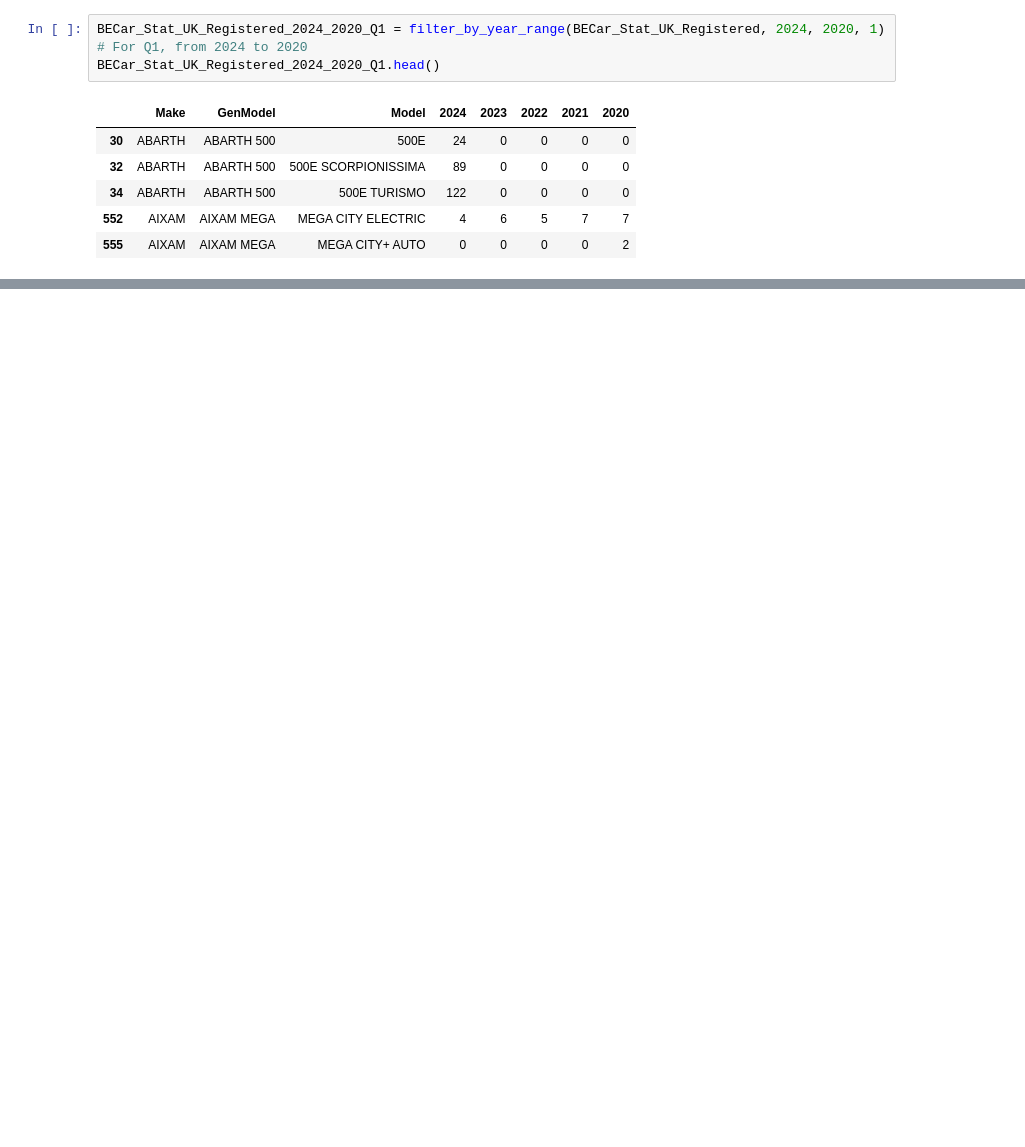
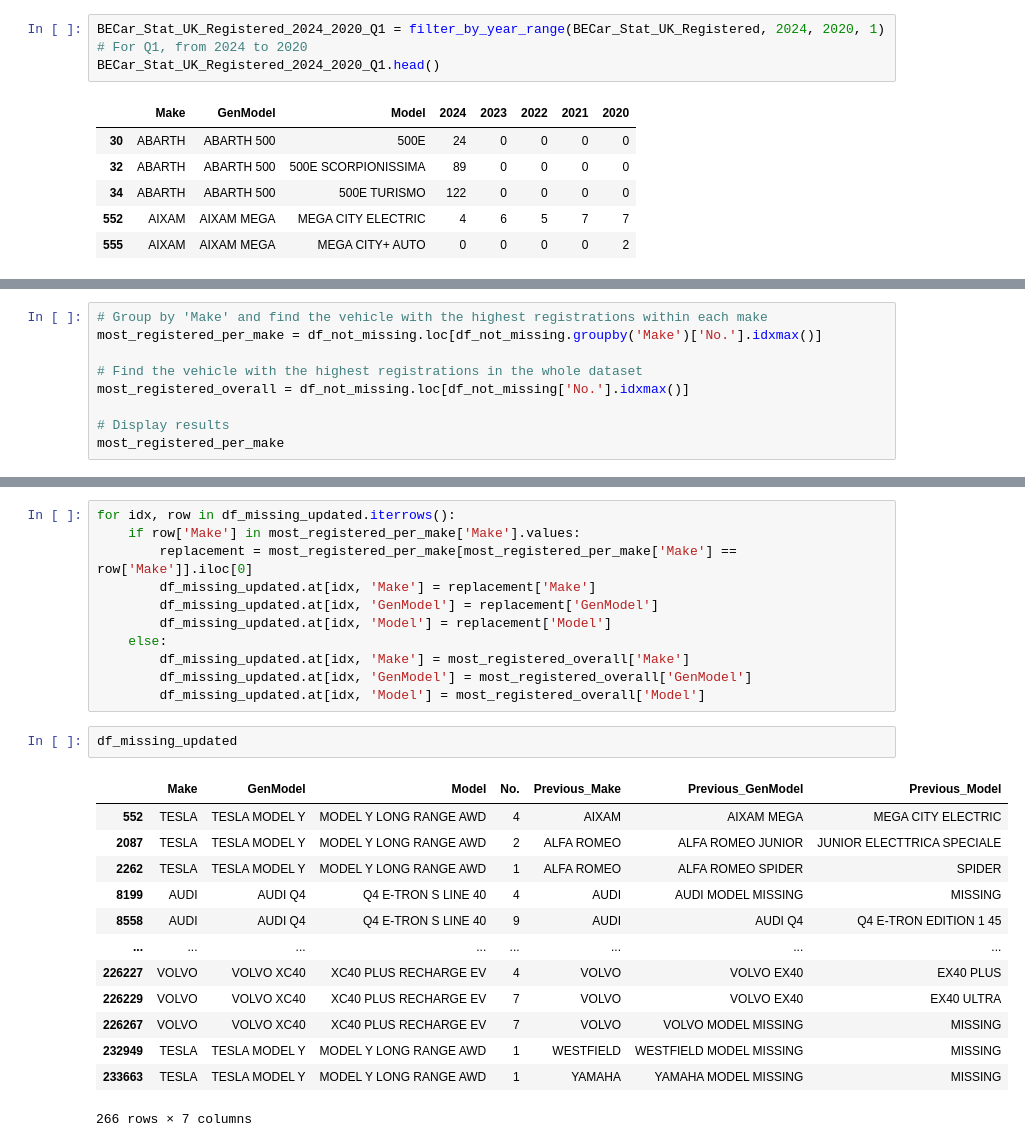
Before and after one commit to mahdifirouzi/Vehicle_Stats_GB, a Jupyter notebook: Filter the Raw Data.ipynb, the cells around one changed output, grey strips where cells are left out. Cells and saved outputs as stored; diff of their text form; blank space fills up the shorter version.

```diff
--- a/Filter the Raw Data.ipynb
+++ b/Filter the Raw Data.ipynb
@@ -104,0 +131,9 @@ BECar_Stat_UK_Registered_2024_2020_Q1.head()
+# %%
+# Group by 'Make' and find the vehicle with the highest registrations within each make
+most_registered_per_make = df_not_missing.loc[df_not_missing.groupby('Make')['No.'].idxmax()]
+
+# Find the vehicle with the highest registrations in the whole dataset
+most_registered_overall = df_not_missing.loc[df_not_missing['No.'].idxmax()]
+
+# Display results
+most_registered_per_make
@@ -104,0 +197,27 @@ BECar_Stat_UK_Registered_2024_2020_Q1.head()
+# %%
+for idx, row in df_missing_updated.iterrows():
+    if row['Make'] in most_registered_per_make['Make'].values:
+        replacement = most_registered_per_make[most_registered_per_make['Make'] == row['Make']].iloc[0]
+        df_missing_updated.at[idx, 'Make'] = replacement['Make']
+        df_missing_updated.at[idx, 'GenModel'] = replacement['GenModel']
+        df_missing_updated.at[idx, 'Model'] = replacement['Model']
+    else:
+        df_missing_updated.at[idx, 'Make'] = most_registered_overall['Make']
+        df_missing_updated.at[idx, 'GenModel'] = most_registered_overall['GenModel']
+        df_missing_updated.at[idx, 'Model'] = most_registered_overall['Model']
+# %%
+df_missing_updated
+# %% [output]
+|  | Make | GenModel | Model | No. | Previous_Make | Previous_GenModel | Previous_Model |
+| 552 | TESLA | TESLA MODEL Y | MODEL Y LONG RANGE AWD | 4 | AIXAM | AIXAM MEGA | MEGA CITY ELECTRIC |
+| 2087 | TESLA | TESLA MODEL Y | MODEL Y LONG RANGE AWD | 2 | ALFA ROMEO | ALFA ROMEO JUNIOR | JUNIOR ELECTTRICA SPECIALE |
+| 2262 | TESLA | TESLA MODEL Y | MODEL Y LONG RANGE AWD | 1 | ALFA ROMEO | ALFA ROMEO SPIDER | SPIDER |
+| 8199 | AUDI | AUDI Q4 | Q4 E-TRON S LINE 40 | 4 | AUDI | AUDI MODEL MISSING | MISSING |
+| 8558 | AUDI | AUDI Q4 | Q4 E-TRON S LINE 40 | 9 | AUDI | AUDI Q4 | Q4 E-TRON EDITION 1 45 |
+| ... | ... | ... | ... | ... | ... | ... | ... |
+| 226227 | VOLVO | VOLVO XC40 | XC40 PLUS RECHARGE EV | 4 | VOLVO | VOLVO EX40 | EX40 PLUS |
+| 226229 | VOLVO | VOLVO XC40 | XC40 PLUS RECHARGE EV | 7 | VOLVO | VOLVO EX40 | EX40 ULTRA |
+| 226267 | VOLVO | VOLVO XC40 | XC40 PLUS RECHARGE EV | 7 | VOLVO | VOLVO MODEL MISSING | MISSING |
+| 232949 | TESLA | TESLA MODEL Y | MODEL Y LONG RANGE AWD | 1 | WESTFIELD | WESTFIELD MODEL MISSING | MISSING |
+| 233663 | TESLA | TESLA MODEL Y | MODEL Y LONG RANGE AWD | 1 | YAMAHA | YAMAHA MODEL MISSING | MISSING |
+266 rows × 7 columns
```
Also changed, not shown: parts of 15 cells of this notebook, 3 other files.
